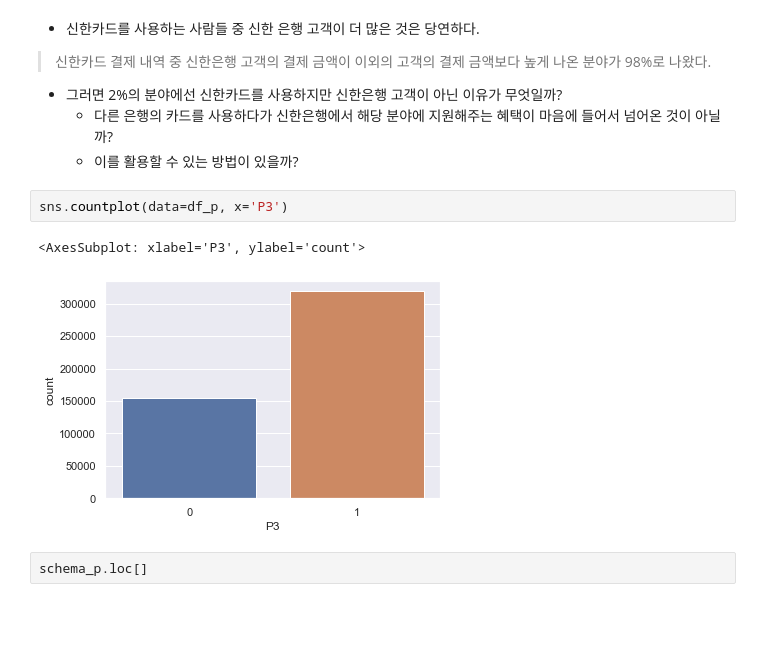
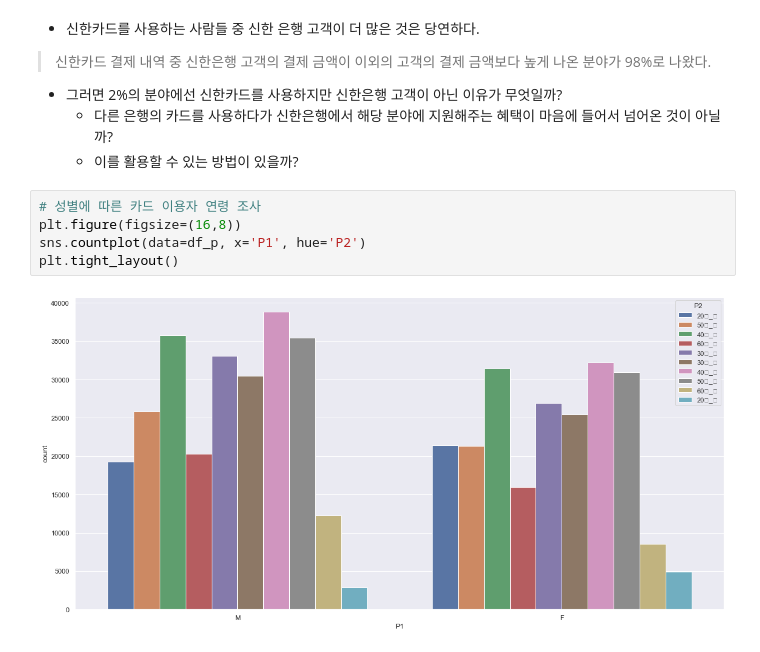
Before and after one commit to Sin-bik-hae/data-analysis, a Jupyter notebook: 찬/220919.ipynb, the cells around one changed output. Cells and saved outputs as stored; diff of their text form; blank space fills up the shorter version.

```diff
--- a/찬/220919.ipynb
+++ b/찬/220919.ipynb
@@ -134,10 +127,10 @@ print(f"> P3=1인 집단이 {round(avg_1_gt_0, 2)*100}% 분야에서 더 많거
 - 그러면 2%의 분야에선 신한카드를 사용하지만 신한은행 고객이 아닌 이유가 무엇일까?
   - 다른 은행의 카드를 사용하다가 신한은행에서 해당 분야에 지원해주는 혜택이 마음에 들어서 넘어온 것이 아닐까?
   - 이를 활용할 수 있는 방법이 있을까?
-# %%
-sns.countplot(data=df_p, x='P3')
-# %% [output]
-<AxesSubplot: xlabel='P3', ylabel='count'>
-[figure, removed]
-# %%
-schema_p.loc[]
+# %%
+# 성별에 따른 카드 이용자 연령 조사
+plt.figure(figsize=(16,8))
+sns.countplot(data=df_p, x='P1', hue='P2')
+plt.tight_layout()
+# %% [output]
+[figure, added]
```
Also changed, not shown: parts of 8 cells of this notebook.
